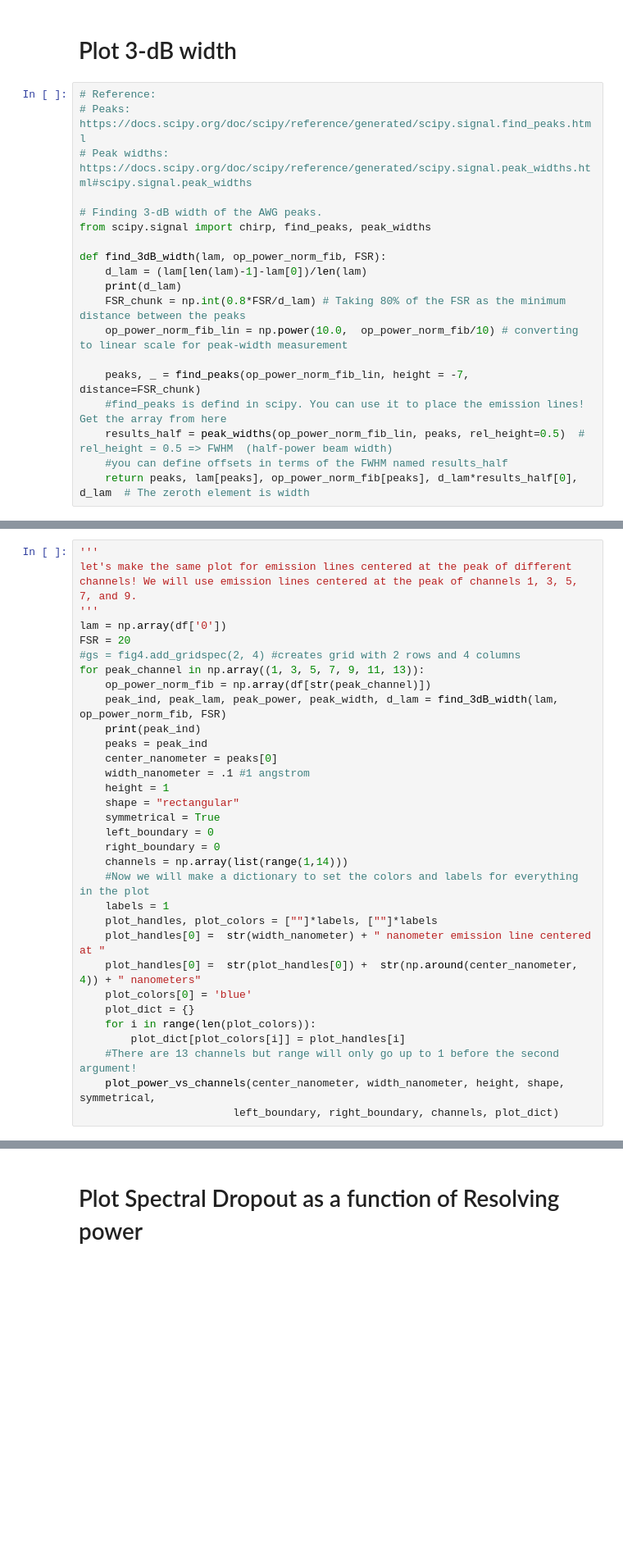
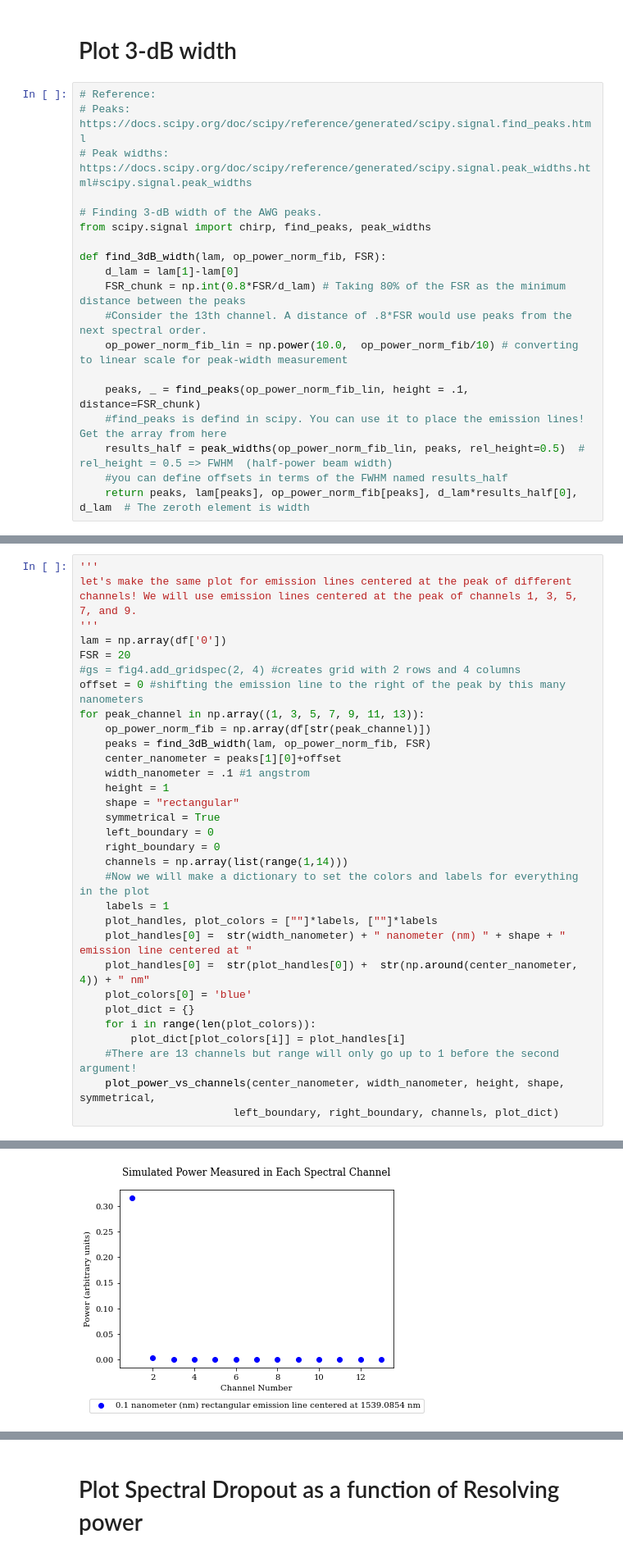
Before and after one commit to MarcosP7635/2021_SURF_Marcos_Perez, a Jupyter notebook: Plot_Simulation_Data_Edited.ipynb, the cells around one changed output, grey strips where cells are left out. Shown at 82% size. Saved outputs shown, nothing was run; the diff lists cells and outputs as text; blank space fills up the shorter version.

```diff
--- a/Plot_Simulation_Data_Edited.ipynb
+++ b/Plot_Simulation_Data_Edited.ipynb
@@ -163,12 +162,12 @@ plt.show()
 from scipy.signal import chirp, find_peaks, peak_widths
 
 def find_3dB_width(lam, op_power_norm_fib, FSR):
-    d_lam = (lam[len(lam)-1]-lam[0])/len(lam)
-    print(d_lam)
+    d_lam = lam[1]-lam[0]
     FSR_chunk = np.int(0.8*FSR/d_lam) # Taking 80% of the FSR as the minimum distance between the peaks
+    #Consider the 13th channel. A distance of .8*FSR would use peaks from the next spectral order.
     op_power_norm_fib_lin = np.power(10.0,  op_power_norm_fib/10) # converting to linear scale for peak-width measurement
 
-    peaks, _ = find_peaks(op_power_norm_fib_lin, height = -7, distance=FSR_chunk)
+    peaks, _ = find_peaks(op_power_norm_fib_lin, height = .1, distance=FSR_chunk)
     #find_peaks is defind in scipy. You can use it to place the emission lines! Get the array from here
     results_half = peak_widths(op_power_norm_fib_lin, peaks, rel_height=0.5)  # rel_height = 0.5 => FWHM  (half-power beam width)
     #you can define offsets in terms of the FWHM named results_half
@@ -390,12 +389,11 @@ channels! We will use emission lines centered at the peak of channels 1, 3, 5, 7
 lam = np.array(df['0'])
 FSR = 20
 #gs = fig4.add_gridspec(2, 4) #creates grid with 2 rows and 4 columns
+offset = 0 #shifting the emission line to the right of the peak by this many nanometers
 for peak_channel in np.array((1, 3, 5, 7, 9, 11, 13)):
     op_power_norm_fib = np.array(df[str(peak_channel)])
-    peak_ind, peak_lam, peak_power, peak_width, d_lam = find_3dB_width(lam, op_power_norm_fib, FSR)
-    print(peak_ind)
-    peaks = peak_ind
-    center_nanometer = peaks[0]
+    peaks = find_3dB_width(lam, op_power_norm_fib, FSR)
+    center_nanometer = peaks[1][0]+offset
     width_nanometer = .1 #1 angstrom
     height = 1
     shape = "rectangular"
@@ -406,8 +404,8 @@ for peak_channel in np.array((1, 3, 5, 7, 9, 11, 13)):
     #Now we will make a dictionary to set the colors and labels for everything in the plot
     labels = 1
     plot_handles, plot_colors = [""]*labels, [""]*labels
-    plot_handles[0] =  str(width_nanometer) + " nanometer emission line centered at "
-    plot_handles[0] =  str(plot_handles[0]) +  str(np.around(center_nanometer, 4)) + " nanometers"
+    plot_handles[0] =  str(width_nanometer) + " nanometer (nm) " + shape + " emission line centered at "
+    plot_handles[0] =  str(plot_handles[0]) +  str(np.around(center_nanometer, 4)) + " nm"
     plot_colors[0] = 'blue'
     plot_dict = {}
     for i in range(len(plot_colors)):
@@ -421,0 +417 @@ IndexError: index 0 is out of bounds for axis 0 with size 0
+[figure, added]
```
Also changed, not shown: parts of 6 cells of this notebook, 2 other files.
